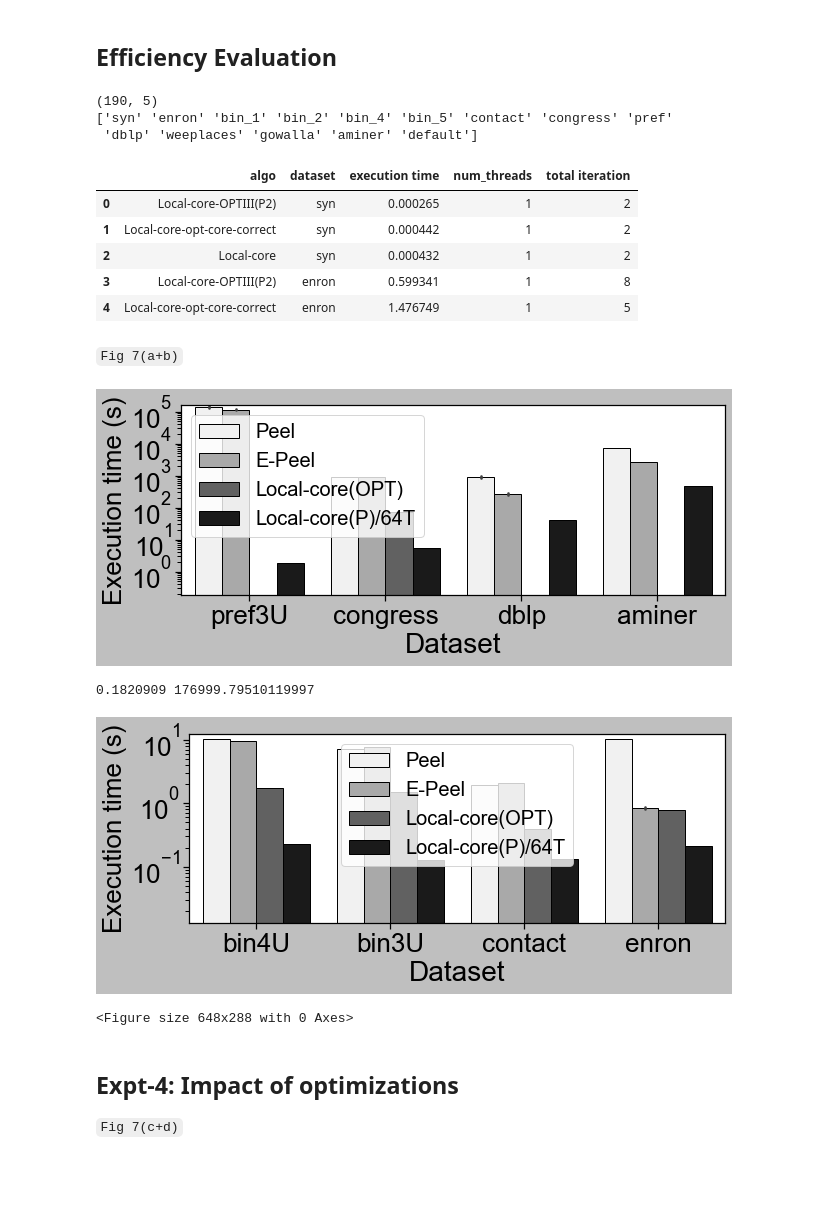
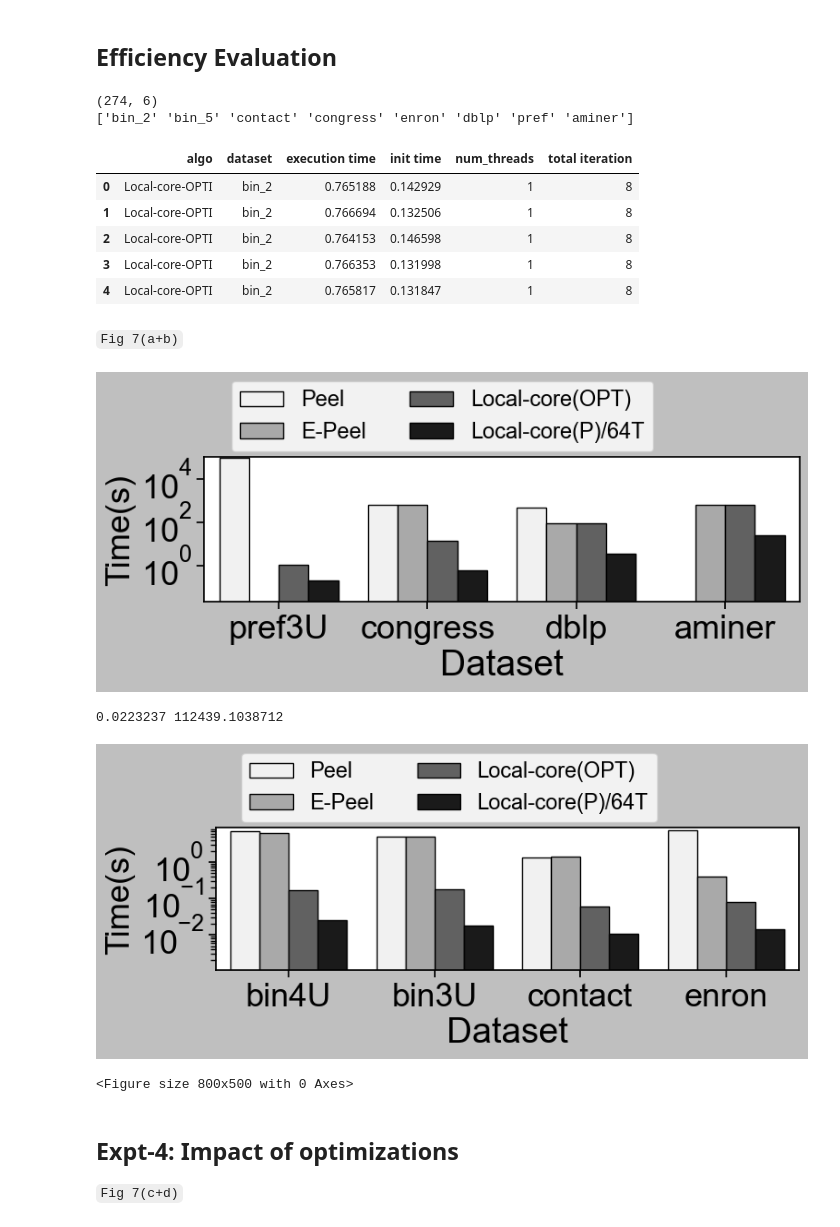
Before and after one commit to toggled/vldbsubmission, a Jupyter notebook: notebooks/plots(woInit).ipynb, the cells around one changed output. Drawn from its saved outputs; the diff is of its cells as text; code cells hidden in the pictures; blank space fills up the shorter version.

```diff
--- a/notebooks/plots(woInit).ipynb
+++ b/notebooks/plots(woInit).ipynb
@@ -491,24 +493,23 @@ fontsize = 28
 labelsize = 20
 # %%
 df1 = pd.read_csv(output_folder+"results.csv", header = None)
-df1.columns = ['algo', 'dataset', 'execution time', "num_threads", "total iteration"]
+df1.columns = ['algo', 'dataset',  'execution time', 'init time', "num_threads", "total iteration"]
 df2 = pd.read_csv(parallel_outfolder+"results.csv", header = None)
-df2.columns = ['algo', 'dataset', 'execution time', "num_threads", "total iteration"]
+df2.columns = ['algo', 'dataset', 'execution time','init time',  "num_threads", "total iteration"]
 df2 = df2[df2.num_threads == 64].copy()
 df = pd.concat([df1,df2])
 print(df.shape)
 print(df.dataset.unique())
 df.head()
 # %% [output]
-(190, 5)
-['syn' 'enron' 'bin_1' 'bin_2' 'bin_4' 'bin_5' 'contact' 'congress' 'pref'
- 'dblp' 'weeplaces' 'gowalla' 'aminer' 'default']
+(274, 6)
+['bin_2' 'bin_5' 'contact' 'congress' 'enron' 'dblp' 'pref' 'aminer']
-|  | algo | dataset | execution time | num_threads | total iteration |
-| 0 | Local-core-OPTIII(P2) | syn | 0.000265 | 1 | 2 |
-| 1 | Local-core-opt-core-correct | syn | 0.000442 | 1 | 2 |
-| 2 | Local-core | syn | 0.000432 | 1 | 2 |
-| 3 | Local-core-OPTIII(P2) | enron | 0.599341 | 1 | 8 |
-| 4 | Local-core-opt-core-correct | enron | 1.476749 | 1 | 5 |
+|  | algo | dataset | execution time | init time | num_threads | total iteration |
+| 0 | Local-core-OPTI | bin_2 | 0.765188 | 0.142929 | 1 | 8 |
+| 1 | Local-core-OPTI | bin_2 | 0.766694 | 0.132506 | 1 | 8 |
+| 2 | Local-core-OPTI | bin_2 | 0.764153 | 0.146598 | 1 | 8 |
+| 3 | Local-core-OPTI | bin_2 | 0.766353 | 0.131998 | 1 | 8 |
+| 4 | Local-core-OPTI | bin_2 | 0.765817 | 0.131847 | 1 | 8 |
 # %%
 good_name = {
     'bucket update time' : 'Bucket time (s)',
@@ -563,7 +564,7 @@ save = True
 import matplotlib.pyplot as plt
 import seaborn as sns
 # print(plt.style.available)
-sns.set(rc={'figure.figsize':(9,4)})
+sns.set(rc={'figure.figsize':(8,5)})
 # sns.set_style("whitegrid", {'axes.grid' : True})
 sns.set_style("ticks")
 plt.style.use('grayscale')
@@ -593,7 +594,7 @@ y_axis = 'execution time'
 # working_df[y_axis] = working_df[y_axis].apply(lambda x: [x, 20*_min][x > 20*_min] )
 ax = sns.barplot(x='dataset', y=y_axis, hue='algo', data=working_df, hue_order = ord, order = include_datasets, color='k')
 plt.xlabel('Dataset', fontsize=fontsize)
-plt.ylabel(good_name[y_axis], fontsize=fontsize-2)
+plt.ylabel('Time(s)', fontsize=fontsize-2)
 plt.yscale("log")
 plt.xticks(fontsize=fontsize-2)
 plt.yticks(fontsize=fontsize-2)
@@ -601,10 +602,11 @@ plt.ylim(np.min(working_df[y_axis].values)/10,np.max(working_df[y_axis].values)*
 
 # plt.title()
 # plt.legend(loc = 'upper left', fontsize=labelsize-4, mode = "expand", ncol = 4) # ,bbox_to_anchor =(0.65, 1.25), mode = "expand", ncol = 3
-plt.legend(fontsize=labelsize)
+# plt.legend(fontsize=labelsize)
+plt.legend(loc='upper center', bbox_to_anchor=(0.4, 1.6), ncol=2, fontsize = labelsize-3)
 # plt.legend(loc = 'upper center', fontsize=labelsize-4,mode = "expand", ncol = 4)
 plt.tight_layout()
-filename = ("large " + y_axis).replace(" ", "_")
+filename = ("revisedlarge " + y_axis).replace(" ", "_")
 if(save):
     plt.savefig("../fig/" + filename + ".pdf")
     plt.show()
@@ -620,40 +622,41 @@ include_datasets = ['bin_2','bin_5','contact','enron']
 working_df = df[df['dataset'].isin(include_datasets)].copy()
 working_df = working_df[working_df['algo'].isin(include_algos)].copy()
 # working_df['param_s'] = working_df['param_s'].astype(int)
 working_df = working_df.replace({"algo": good_name_algo})
 working_df = working_df.replace({"dataset": good_name_dataset})
 include_datasets = [good_name_dataset[d] for d in include_datasets]
 y_axis = 'execution time'
 
 # print(working_df.groupby(['dataset','algo'])['execution time'].mean())
 # _min = working_df[y_axis].min()
 # donotdrawline = working_df[y_axis].max() <= 20*_min
 # working_df[y_axis] = working_df[y_axis].apply(lambda x: [x, 20*_min][x > 20*_min] )
 ax = sns.barplot(x='dataset', y=y_axis, hue='algo', data=working_df, hue_order = ord, order = include_datasets,color='k')
 # ax.yaxis.set_major_locator(MaxNLocator(5))
 plt.xlabel('Dataset', fontsize=fontsize)
-plt.ylabel(good_name[y_axis], fontsize=fontsize-2)
+plt.ylabel('Time(s)', fontsize=fontsize-2)
 plt.yscale("log")
 plt.xticks(fontsize=fontsize-2)
 plt.yticks(fontsize=fontsize-2)
 plt.ylim(np.min(working_df[y_axis].values)/10,np.max(working_df[y_axis].values)*1.2)
 
-plt.legend(fontsize=labelsize, loc = 'upper center')
+# plt.legend(fontsize=labelsize, loc = 'upper center')
+plt.legend(loc='upper center', bbox_to_anchor=(0.4, 1.6), ncol=2, fontsize = labelsize-3)
 # plt.legend(loc = 'upper center', fontsize=labelsize-4,mode = "expand", ncol = 4)
 plt.tight_layout()
-filename = ("small " + y_axis).replace(" ", "_")
+filename = ("revisedsmall " + y_axis).replace(" ", "_")
 if(save):
     plt.savefig("../fig/" + filename + ".pdf")
     plt.show()
 else:
     print(filename)
     plt.show()
 plt.clf()
 # %% [output]
-[figure, old version]
+[figure, new version]
-0.1820909 176999.79510119997
+0.0223237 112439.1038712
-[figure, old version]
+[figure, new version]
-<Figure size 648x288 with 0 Axes>
+<Figure size 800x500 with 0 Axes>
 # %% [markdown]
 Expt-4: Impact of optimizations
 --------
```
Also changed, not shown: parts of 9 cells of this notebook, 1 other file.
